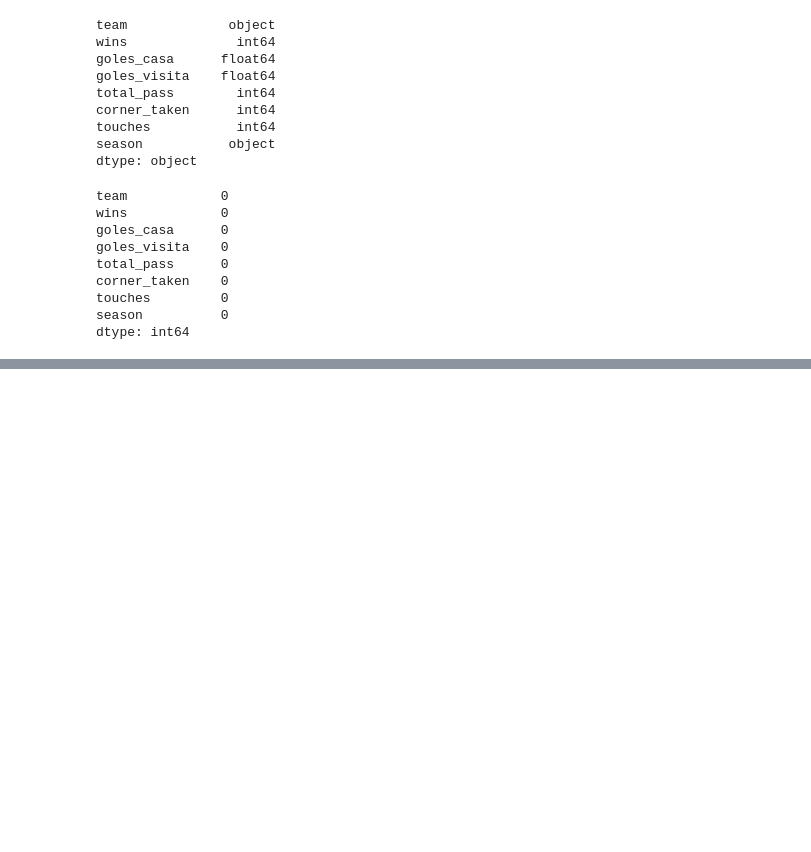
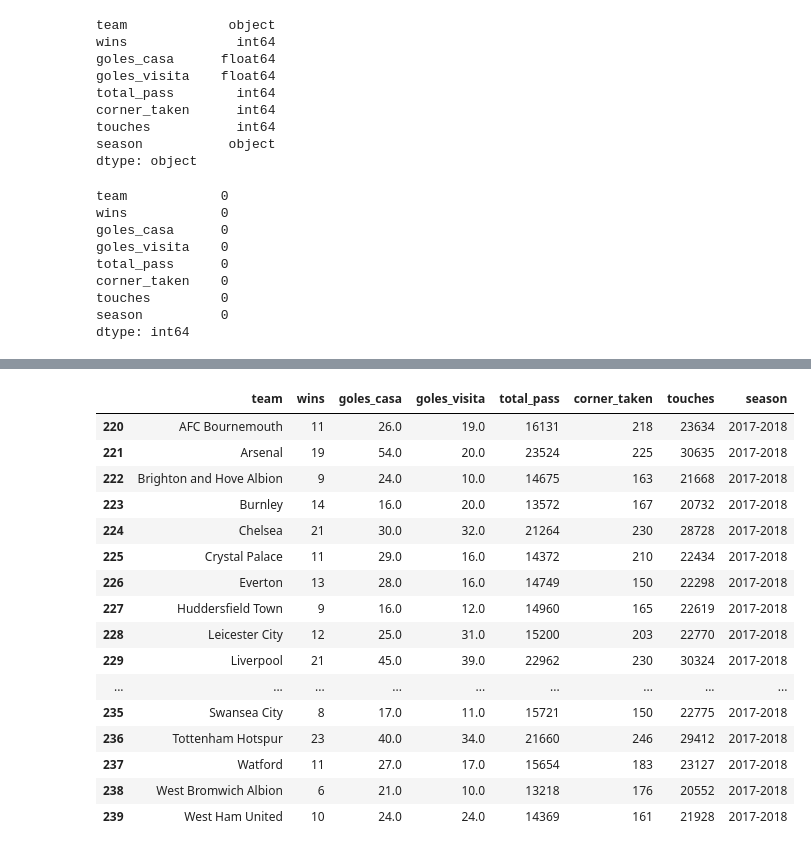
Before and after one commit to zandrev099/MID-Bootcamp-Project, a Jupyter notebook: Premier_L.ipynb, the cells around one changed output, grey strips where cells are left out. Cells and saved outputs as stored; diff of their text form; code cells hidden in the pictures; blank space fills up the shorter version.

```diff
--- a/Premier_L.ipynb
+++ b/Premier_L.ipynb
@@ -202,0 +225,24 @@ for column in df.columns[1:-1]:
+# %%
+# INFO LA ÚLTIMA TEMPORADA
+# CON ESTA INFORMACIÓN SE TESTEAR AL MODELO
+mask = df['season'].isin(['2017-2018'])
+df3 = df[mask]
+df3
+# %% [output]
+|  | team | wins | goles_casa | goles_visita | total_pass | corner_taken | touches | season |
+| 220 | AFC Bournemouth | 11 | 26.0 | 19.0 | 16131 | 218 | 23634 | 2017-2018 |
+| 221 | Arsenal | 19 | 54.0 | 20.0 | 23524 | 225 | 30635 | 2017-2018 |
+| 222 | Brighton and Hove Albion | 9 | 24.0 | 10.0 | 14675 | 163 | 21668 | 2017-2018 |
+| 223 | Burnley | 14 | 16.0 | 20.0 | 13572 | 167 | 20732 | 2017-2018 |
+| 224 | Chelsea | 21 | 30.0 | 32.0 | 21264 | 230 | 28728 | 2017-2018 |
+| 225 | Crystal Palace | 11 | 29.0 | 16.0 | 14372 | 210 | 22434 | 2017-2018 |
+| 226 | Everton | 13 | 28.0 | 16.0 | 14749 | 150 | 22298 | 2017-2018 |
+| 227 | Huddersfield Town | 9 | 16.0 | 12.0 | 14960 | 165 | 22619 | 2017-2018 |
+| 228 | Leicester City | 12 | 25.0 | 31.0 | 15200 | 203 | 22770 | 2017-2018 |
+| 229 | Liverpool | 21 | 45.0 | 39.0 | 22962 | 230 | 30324 | 2017-2018 |
+| ... | ... | ... | ... | ... | ... | ... | ... | ... |
+| 235 | Swansea City | 8 | 17.0 | 11.0 | 15721 | 150 | 22775 | 2017-2018 |
+| 236 | Tottenham Hotspur | 23 | 40.0 | 34.0 | 21660 | 246 | 29412 | 2017-2018 |
+| 237 | Watford | 11 | 27.0 | 17.0 | 15654 | 183 | 23127 | 2017-2018 |
+| 238 | West Bromwich Albion | 6 | 21.0 | 10.0 | 13218 | 176 | 20552 | 2017-2018 |
+| 239 | West Ham United | 10 | 24.0 | 24.0 | 14369 | 161 | 21928 | 2017-2018 |
```
Also changed, not shown: parts of 9 cells of this notebook, 1 other file.
